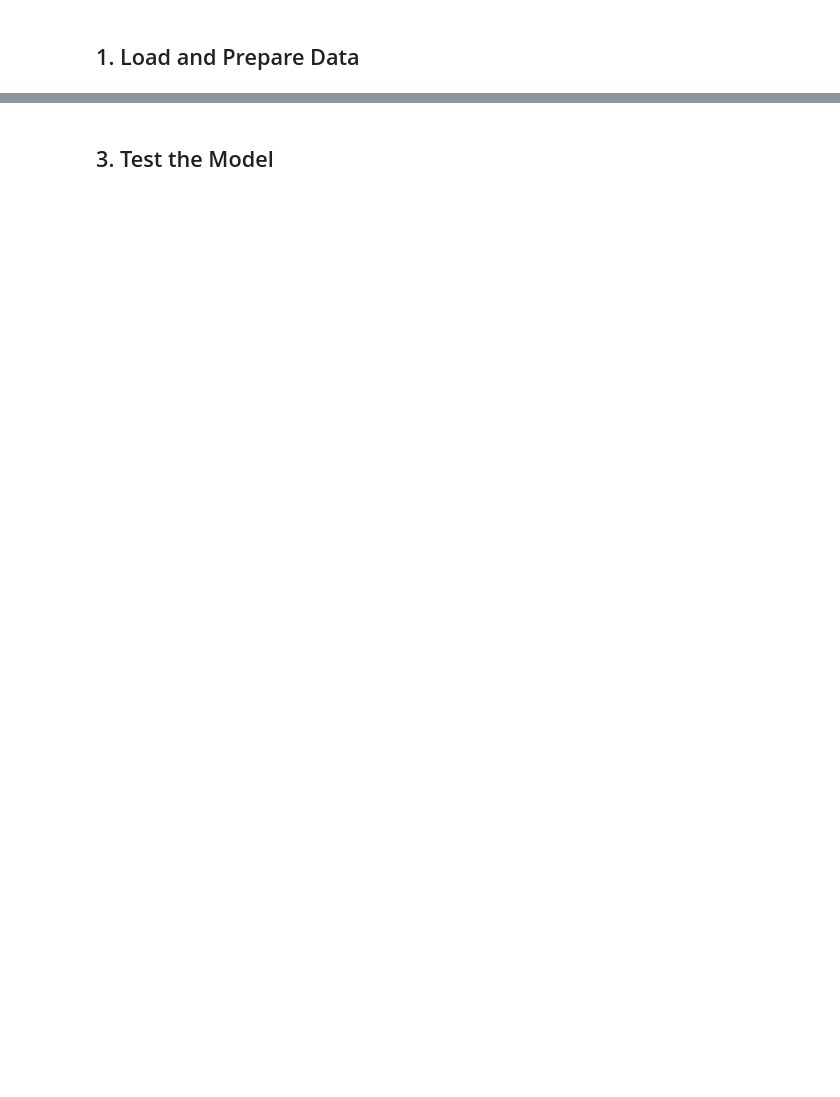
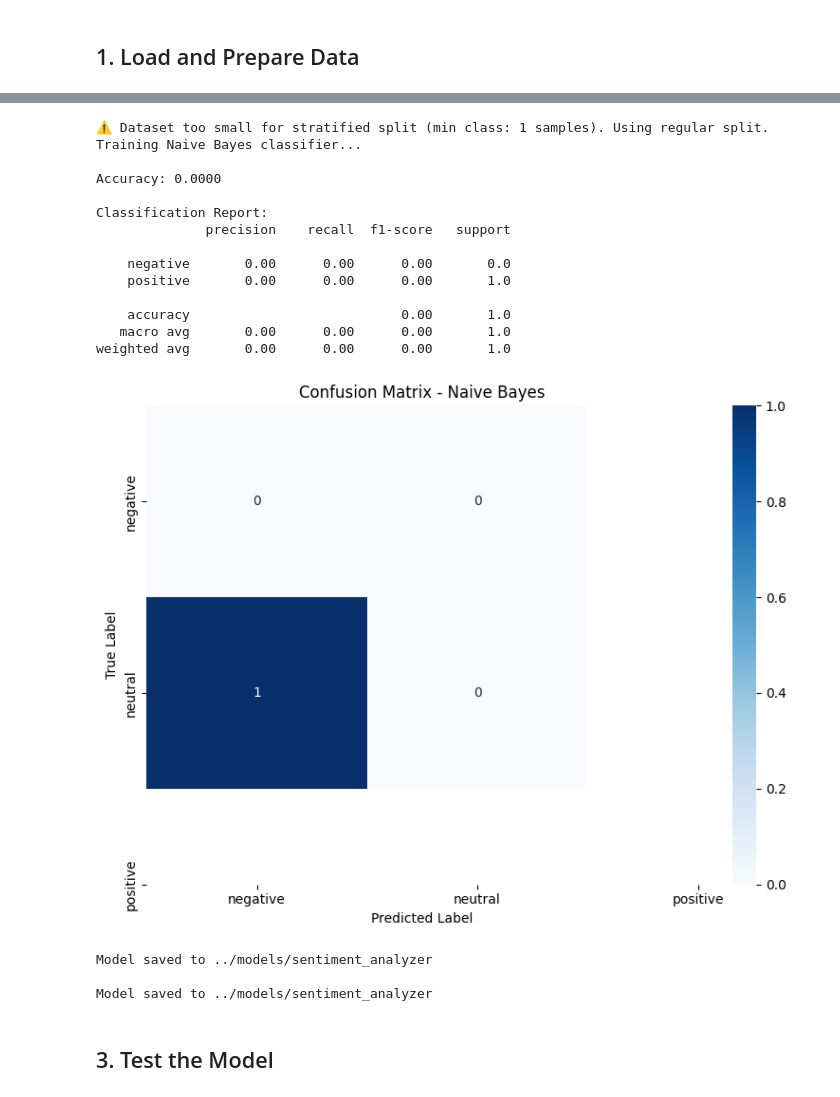
Before and after one commit to tsy0311/tastar, a Jupyter notebook: backend/ml/notebooks/02_sentiment_analysis.ipynb, the cells around one changed output, grey strips where cells are left out. Drawn from its saved outputs; the diff is of its cells as text; code cells hidden in the pictures; blank space fills up the shorter version.

```diff
--- a/backend/ml/notebooks/02_sentiment_analysis.ipynb
+++ b/backend/ml/notebooks/02_sentiment_analysis.ipynb
@@ -13,0 +11,26 @@ We'll implement both and compare.
+# %%
+# Verify dependencies are available (all packages are installed system-wide in Python 3.12.12)
+import sys
+print(f"Python version: {sys.version}")
+print(f"Python executable: {sys.executable}")
+
+try:
+    import pandas as pd
+    import numpy as np
+    import sklearn
+    import matplotlib
+    import seaborn as sns
+    import transformers
+    import torch
+    import datasets
+    print("✓ All required packages are available!")
+    print(f"  - pandas: {pd.__version__}")
+    print(f"  - numpy: {np.__version__}")
+    print(f"  - scikit-learn: {sklearn.__version__}")
+    print(f"  - matplotlib: {matplotlib.__version__}")
+    print(f"  - seaborn: {sns.__version__}")
+    print(f"  - transformers: {transformers.__version__}")
+    print(f"  - torch: {torch.__version__}")
+except ImportError as e:
+    print(f"❌ Missing package: {e}")
+    print("Run: python3 -m pip install <package_name>")
@@ -94,8 +150,20 @@ except Exception as e:
 # %%
 # Split data
-X_train, X_test, y_train, y_test = train_test_split(
-    df['text'], df['label'], test_size=0.2, random_state=42, stratify=df['label']
-)
+# Check if we have enough samples per class for stratified split
+label_counts = df['label'].value_counts()
+min_samples = label_counts.min()
+
+if min_samples >= 2 and len(df) >= 10:
+    # Use stratified split if we have enough samples
+    X_train, X_test, y_train, y_test = train_test_split(
+        df['text'], df['label'], test_size=0.2, random_state=42, stratify=df['label']
+    )
+else:
+    # Use regular split for small datasets
+    print(f"⚠️ Dataset too small for stratified split (min class: {min_samples} samples). Using regular split.")
+    X_train, X_test, y_train, y_test = train_test_split(
+        df['text'], df['label'], test_size=0.2, random_state=42
+    )
 
 # Vectorize text
 vectorizer = TfidfVectorizer(max_features=5000, ngram_range=(1, 2))
@@ -105,33 +173,52 @@ X_test_vec = vectorizer.transform(X_test)
 # Train Naive Bayes model
 print("Training Naive Bayes classifier...")
 nb_model = MultinomialNB()
 nb_model.fit(X_train_vec, y_train)
 
 # Evaluate
 y_pred = nb_model.predict(X_test_vec)
 accuracy = accuracy_score(y_test, y_pred)
 
 print(f"\nAccuracy: {accuracy:.4f}")
 print("\nClassification Report:")
 print(classification_report(y_test, y_pred))
 
 # Confusion matrix
 cm = confusion_matrix(y_test, y_pred)
 plt.figure(figsize=(8, 6))
 sns.heatmap(cm, annot=True, fmt='d', cmap='Blues',
             xticklabels=nb_model.classes_, yticklabels=nb_model.classes_)
 plt.title('Confusion Matrix - Naive Bayes')
 plt.ylabel('True Label')
 plt.xlabel('Predicted Label')
 plt.tight_layout()
 plt.savefig(MODELS_DIR / 'nb_confusion_matrix.png')
 plt.show()
 
 # Save model
 from ml.utils.model_saver import save_model
 save_model(nb_model, vectorizer, MODELS_DIR, accuracy)
 
 print(f"\nModel saved to {MODELS_DIR}")
+# %% [output]
+⚠️ Dataset too small for stratified split (min class: 1 samples). Using regular split.
+Training Naive Bayes classifier...
+
+Accuracy: 0.0000
+
+Classification Report:
+              precision    recall  f1-score   support
+
+    negative       0.00      0.00      0.00       0.0
+    positive       0.00      0.00      0.00       1.0
+
+    accuracy                           0.00       1.0
+   macro avg       0.00      0.00      0.00       1.0
+weighted avg       0.00      0.00      0.00       1.0
+[figure, added]
+Model saved to ../models/sentiment_analyzer
+
+Model saved to ../models/sentiment_analyzer
 # %% [markdown]
 ## 3. Test the Model
 # %%
```
Also changed, not shown: parts of 5 cells of this notebook, 26 other files.
